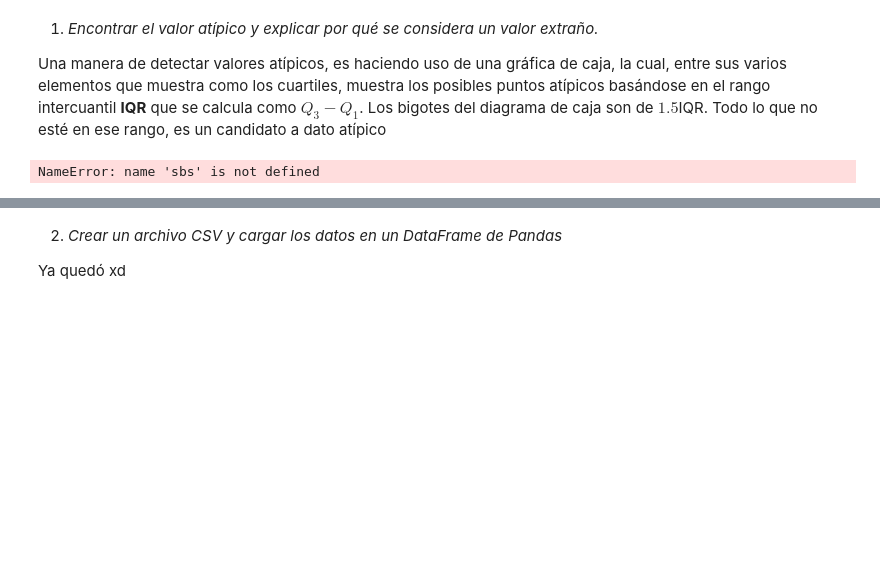
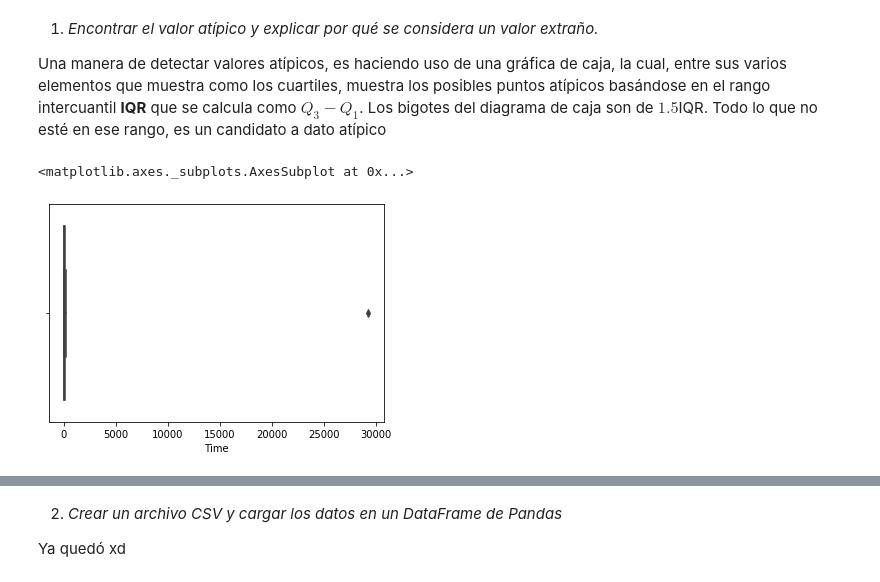
Before and after one commit to DanteBM/VisInfo, a Jupyter notebook: historias_speedup_y_Anscombe/visualizacion_paralelismo.ipynb, the cells around one changed output, grey strips where cells are left out. Saved outputs shown, nothing was run; the diff lists cells and outputs as text; code cells hidden in the pictures; blank space fills up the shorter version.

```diff
--- a/historias_speedup_y_Anscombe/visualizacion_paralelismo.ipynb
+++ b/historias_speedup_y_Anscombe/visualizacion_paralelismo.ipynb
@@ -19,8 +23,9 @@ datos
 
 Una manera de detectar valores atípicos, es haciendo uso de una gráfica de caja, la cual, entre sus varios elementos que muestra como los cuartiles, muestra los posibles puntos atípicos basándose en el rango intercuantil **IQR** que se calcula como $Q_3 - Q_1$. Los bigotes del diagrama de caja son de $1.5$IQR. Todo lo que no esté en ese rango, es un candidato a dato atípico
 # %%
-sbs.boxplot(datos.Time)
+sbn.boxplot(datos.Time)
 # %% [output]
-NameError: name 'sbs' is not defined
+<matplotlib.axes._subplots.AxesSubplot at 0x...>
+[figure, added]
 # %%
 # Quitando el primer punto atípico
```
Also changed, not shown: parts of 2 cells of this notebook, 1 other file.
